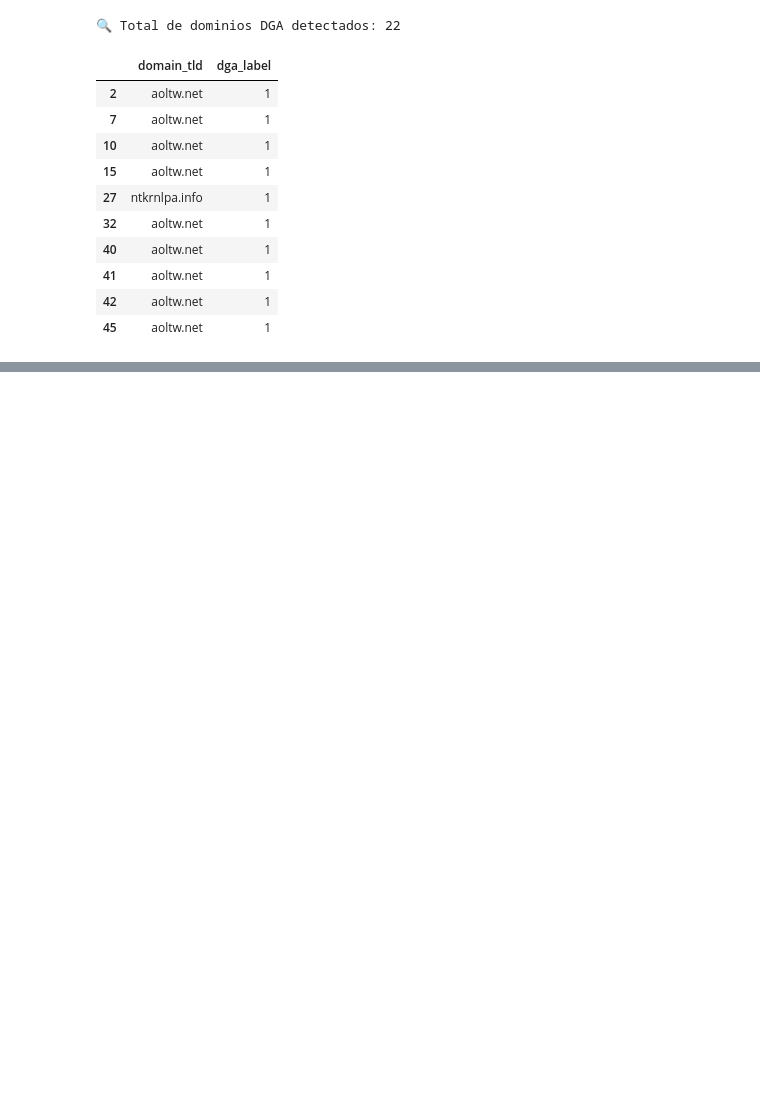
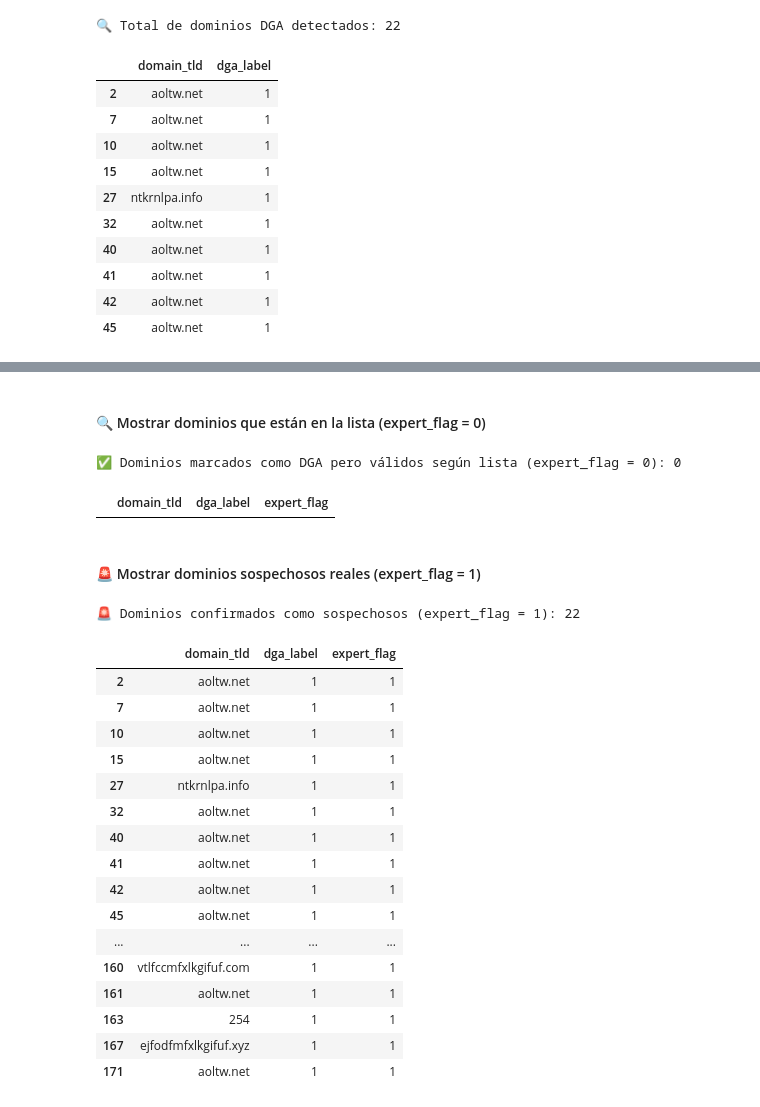
Before and after one commit to mvrcentes/Security_Data_Science, a Jupyter notebook: lab5.ipynb, the cells around one changed output, grey strips where cells are left out. Drawn from its saved outputs; the diff is of its cells as text; code cells hidden in the pictures; blank space fills up the shorter version.

```diff
--- a/lab5.ipynb
+++ b/lab5.ipynb
@@ -420,0 +482,17 @@ display(df_dga.head(10))
+# %%
+# 📌 Cargar el CSV con dominios clasificados
+df_existing = pd.read_csv("classified_domains.csv")
+df_existing["domain_tld"] = df_existing["domain_tld"].fillna("")
+
+# ✅ Convertir etiqueta DGA a número entero
+df_existing["dga_label"] = pd.to_numeric(df_existing["dga_label"], errors="coerce").astype("Int64")
+
+# 🧠 Aplicar la lógica de dominio experto
+df_existing["expert_flag"] = df_existing["domain_tld"].apply(expert_flag_tld)
+
+# 📌 Filtrar dominios que Gemini marcó como DGA
+dga_suspects = df_existing[df_existing["dga_label"] == 1]
+
+# 📌 Mostrar dominio + clasificación experta
+print(f"🔎 Dominio experto aplicado sobre {len(dga_suspects)} posibles DGA")
+display(dga_suspects[["domain_tld", "dga_label", "expert_flag"]].head(10))
@@ -420,0 +544,38 @@ display(df_dga.head(10))
+# %% [markdown]
+#### 🔍 Mostrar dominios que están en la lista (expert_flag = 0)
+# %%
+# 📌 Dominios que Gemini marcó como DGA, pero están en lista legítima
+dga_legit = dga_suspects[dga_suspects["expert_flag"] == 0]
+
+print(f"✅ Dominios marcados como DGA pero válidos según lista (expert_flag = 0): {len(dga_legit)}")
+display(dga_legit[["domain_tld", "dga_label", "expert_flag"]])
+# %% [output]
+✅ Dominios marcados como DGA pero válidos según lista (expert_flag = 0): 0
+|  | domain_tld | dga_label | expert_flag |
+# %% [markdown]
+#### 🚨 Mostrar dominios sospechosos reales (expert_flag = 1)
+# %%
+# 📌 Dominios marcados como DGA y no están en la lista legítima
+dga_confirmed = dga_suspects[dga_suspects["expert_flag"] == 1]
+
+print(f"🚨 Dominios confirmados como sospechosos (expert_flag = 1): {len(dga_confirmed)}")
+display(dga_confirmed[["domain_tld", "dga_label", "expert_flag"]])
+# %% [output]
+🚨 Dominios confirmados como sospechosos (expert_flag = 1): 22
+|  | domain_tld | dga_label | expert_flag |
+| 2 | aoltw.net | 1 | 1 |
+| 7 | aoltw.net | 1 | 1 |
+| 10 | aoltw.net | 1 | 1 |
+| 15 | aoltw.net | 1 | 1 |
+| 27 | ntkrnlpa.info | 1 | 1 |
+| 32 | aoltw.net | 1 | 1 |
+| 40 | aoltw.net | 1 | 1 |
+| 41 | aoltw.net | 1 | 1 |
+| 42 | aoltw.net | 1 | 1 |
+| 45 | aoltw.net | 1 | 1 |
+| ... | ... | ... | ... |
+| 160 | vtlfccmfxlkgifuf.com | 1 | 1 |
+| 161 | aoltw.net | 1 | 1 |
+| 163 | 254 | 1 | 1 |
+| 167 | ejfodfmfxlkgifuf.xyz | 1 | 1 |
+| 171 | aoltw.net | 1 | 1 |
```
Also changed, not shown: parts of 15 cells of this notebook, 1 other file.
